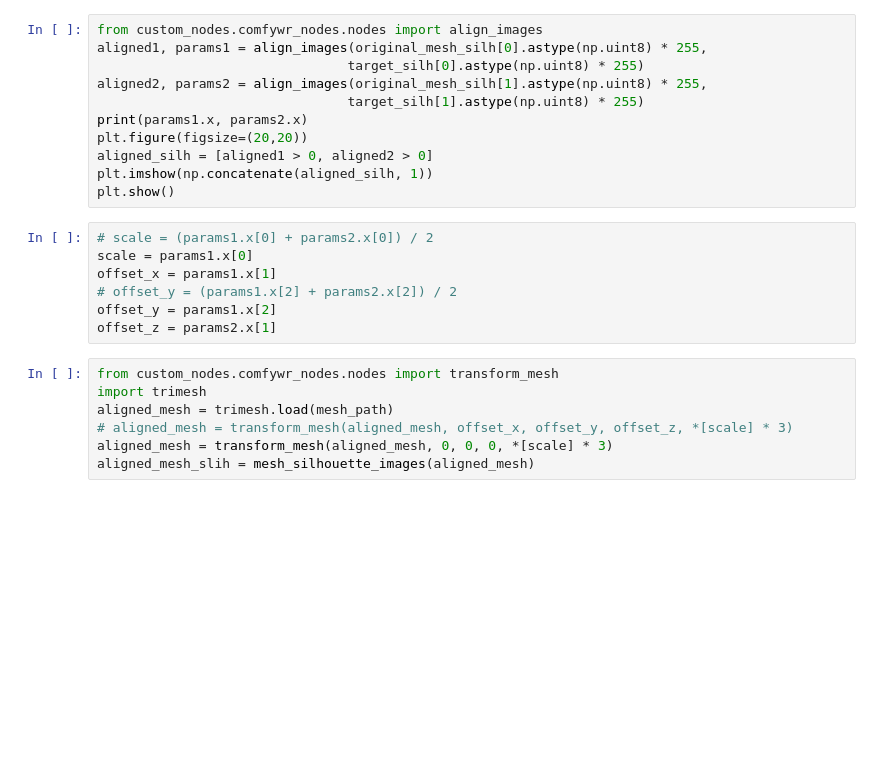
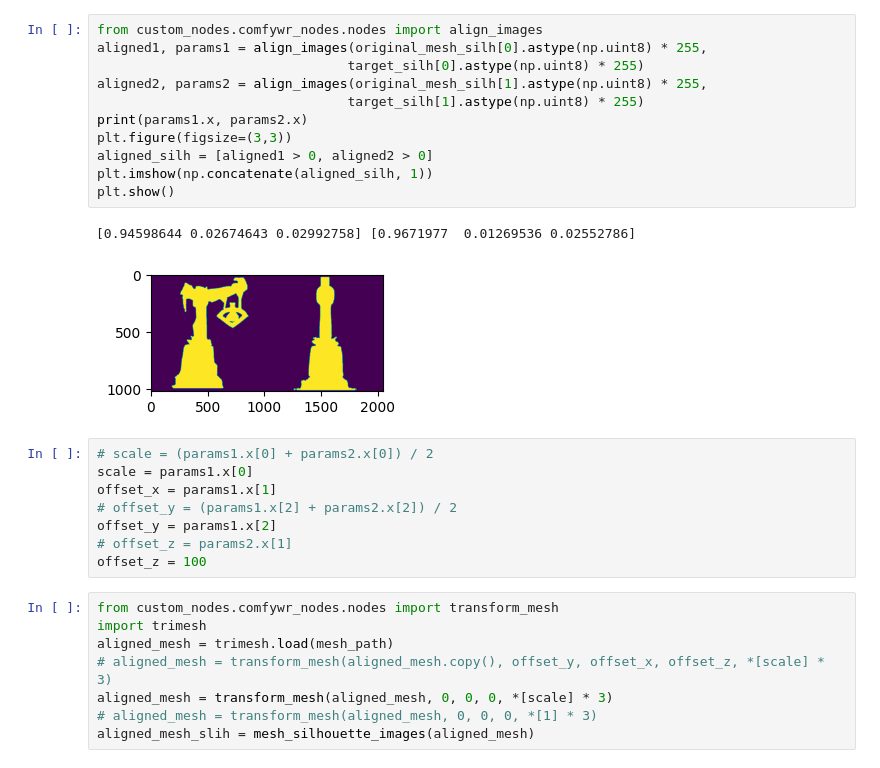
Before and after one commit to msypetkowski/comfywr, a Jupyter notebook: notebooks/mesh_alignment_debug.ipynb, the cells around one changed output. Cells and saved outputs as stored; diff of their text form; blank space fills up the shorter version.

```diff
--- a/notebooks/mesh_alignment_debug.ipynb
+++ b/notebooks/mesh_alignment_debug.ipynb
@@ -68,27 +83,32 @@ plt.show()
 # %%
 from custom_nodes.comfywr_nodes.nodes import align_images
 aligned1, params1 = align_images(original_mesh_silh[0].astype(np.uint8) * 255,
                                 target_silh[0].astype(np.uint8) * 255)
 aligned2, params2 = align_images(original_mesh_silh[1].astype(np.uint8) * 255,
                                 target_silh[1].astype(np.uint8) * 255)
 print(params1.x, params2.x)
-plt.figure(figsize=(20,20))
+plt.figure(figsize=(3,3))
 aligned_silh = [aligned1 > 0, aligned2 > 0]
 plt.imshow(np.concatenate(aligned_silh, 1))
 plt.show()
+# %% [output]
+[0.94598644 0.02674643 0.02992758] [0.9671977  0.01269536 0.02552786]
+[figure, added]
 # %%
 # scale = (params1.x[0] + params2.x[0]) / 2
 scale = params1.x[0]
 offset_x = params1.x[1]
 # offset_y = (params1.x[2] + params2.x[2]) / 2
 offset_y = params1.x[2]
-offset_z = params2.x[1]
+# offset_z = params2.x[1]
+offset_z = 100
 # %%
 from custom_nodes.comfywr_nodes.nodes import transform_mesh
 import trimesh
 aligned_mesh = trimesh.load(mesh_path)
-# aligned_mesh = transform_mesh(aligned_mesh, offset_x, offset_y, offset_z, *[scale] * 3)
+# aligned_mesh = transform_mesh(aligned_mesh.copy(), offset_y, offset_x, offset_z, *[scale] * 3)
 aligned_mesh = transform_mesh(aligned_mesh, 0, 0, 0, *[scale] * 3)
+# aligned_mesh = transform_mesh(aligned_mesh, 0, 0, 0, *[1] * 3)
 aligned_mesh_slih = mesh_silhouette_images(aligned_mesh)
 # %%
 def visualize(silhouettes):
```
Also changed, not shown: parts of 8 cells of this notebook, 1 other file.
